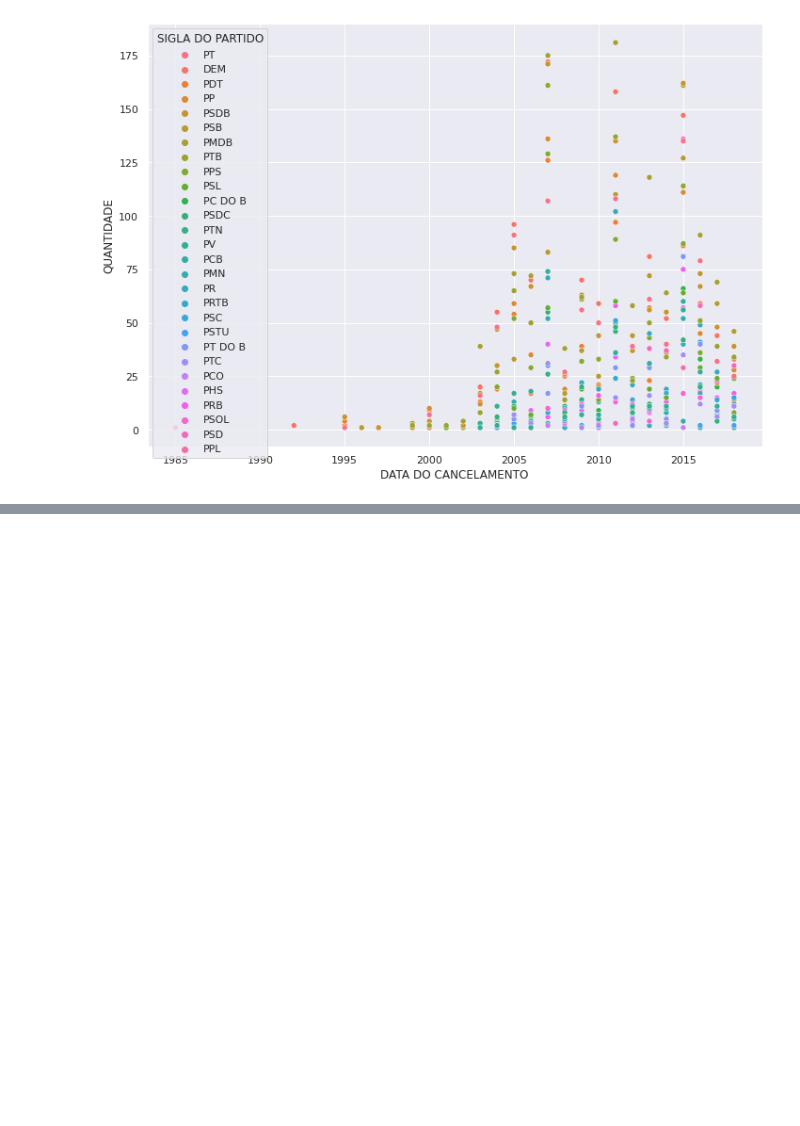
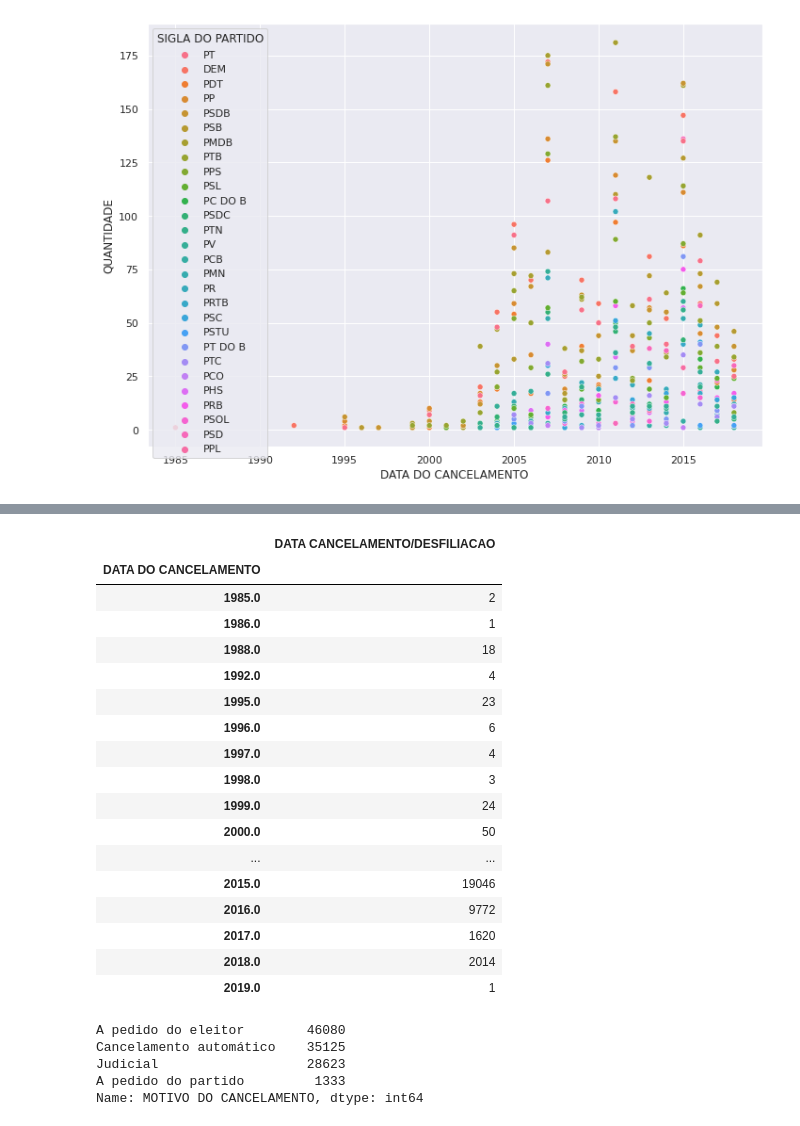
Before and after one commit to aurenivia/ICDFPP, a Jupyter notebook: ICD_Projeto.ipynb, the cells around one changed output, grey strips where cells are left out. Saved outputs shown, nothing was run; the diff lists cells and outputs as text; code cells hidden in the pictures; blank space fills up the shorter version.

```diff
--- a/ICD_Projeto.ipynb
+++ b/ICD_Projeto.ipynb
@@ -303,0 +353,33 @@ sns.scatterplot(data=cancelados, x="DATA DO CANCELAMENTO", y="QUANTIDADE",hue="S
+# %%
+a = pd.DataFrame()
+d = df[df['MOTIVO DO CANCELAMENTO'] == 'A pedido do eleitor']
+# a['DATA FILIACAO'] = d.groupby(d['DATA DA FILIACAO'].dt.year).size()
+a['DATA CANCELAMENTO/DESFILIACAO'] = df.groupby(df['DATA DO CANCELAMENTO'].dt.year).size()
+a.loc[1980: 2020]
+# %% [output]
+|  | DATA CANCELAMENTO/DESFILIACAO |
+| DATA DO CANCELAMENTO |  |
+| 1985.0 | 2 |
+| 1986.0 | 1 |
+| 1988.0 | 18 |
+| 1992.0 | 4 |
+| 1995.0 | 23 |
+| 1996.0 | 6 |
+| 1997.0 | 4 |
+| 1998.0 | 3 |
+| 1999.0 | 24 |
+| 2000.0 | 50 |
+| ... | ... |
+| 2015.0 | 19046 |
+| 2016.0 | 9772 |
+| 2017.0 | 1620 |
+| 2018.0 | 2014 |
+| 2019.0 | 1 |
+# %%
+df['MOTIVO DO CANCELAMENTO'].value_counts()
+# %% [output]
+A pedido do eleitor        46080
+Cancelamento automático    35125
+Judicial                   28623
+A pedido do partido         1333
+Name: MOTIVO DO CANCELAMENTO, dtype: int64
```
Also changed, not shown: parts of 19 cells of this notebook.
